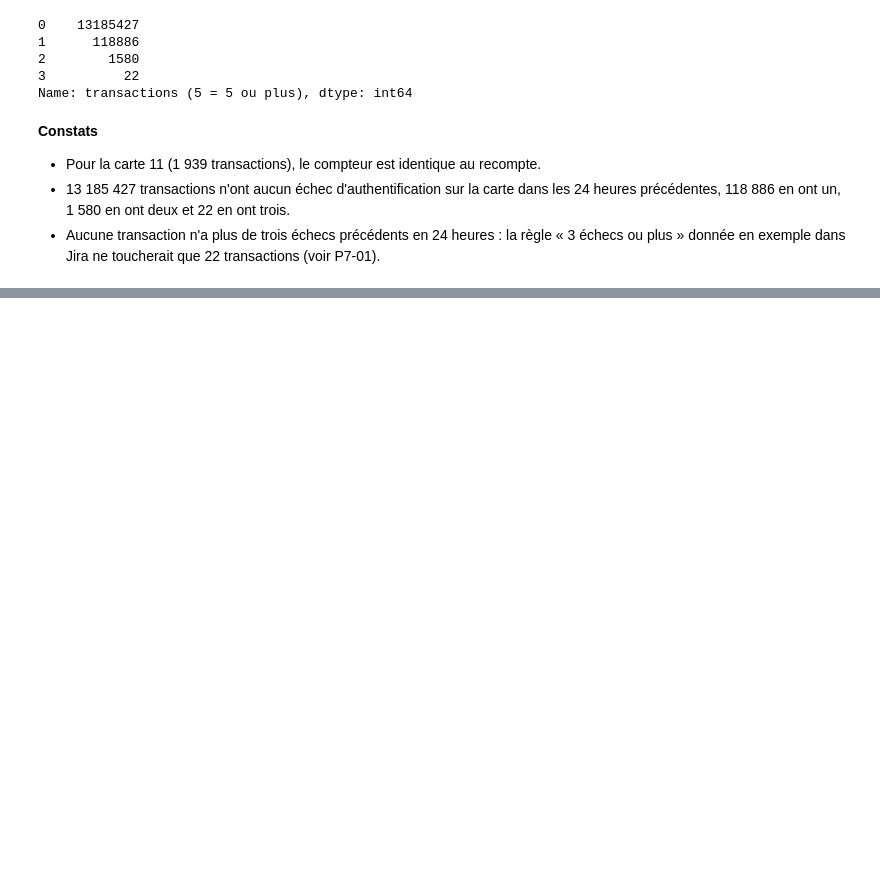
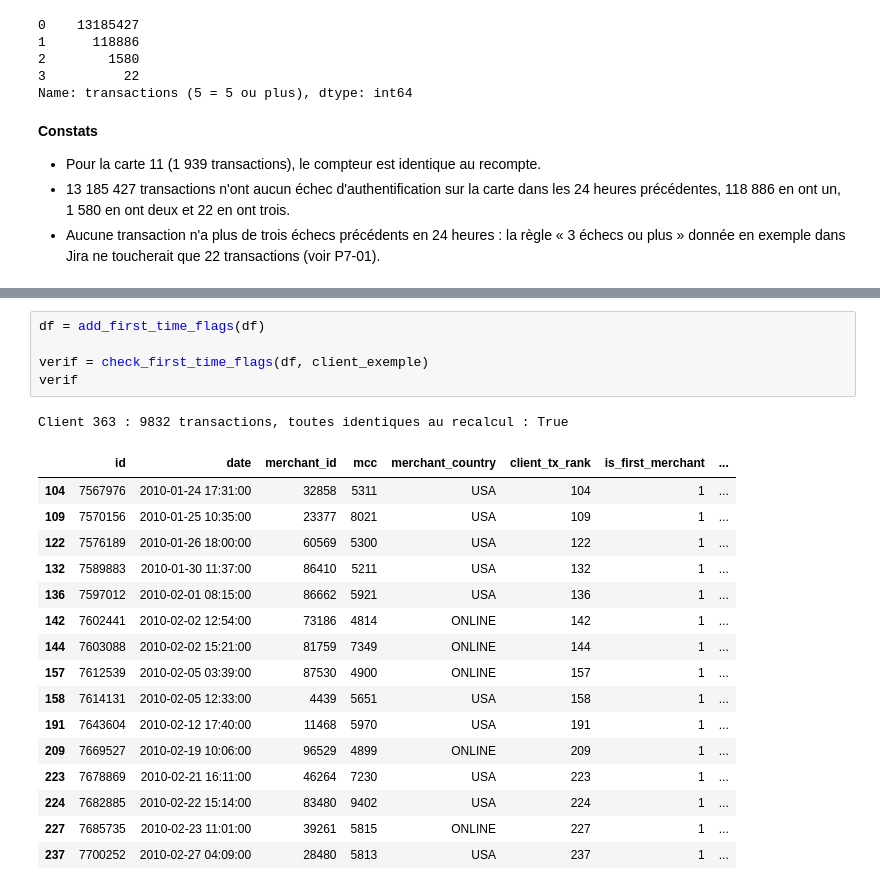
Before and after one commit to gorfanalyst-hue/projet5-fraude-bancaire, a Jupyter notebook: notebooks/04_table_analyse.ipynb, the cells around one changed output, grey strips where cells are left out. Drawn from its saved outputs; the diff is of its cells as text; blank space fills up the shorter version.

```diff
--- a/notebooks/04_table_analyse.ipynb
+++ b/notebooks/04_table_analyse.ipynb
@@ -321,0 +328,23 @@ Name: transactions (5 = 5 ou plus), dtype: int64
+# %%
+df = add_first_time_flags(df)
+
+verif = check_first_time_flags(df, client_exemple)
+verif
+# %% [output]
+Client 363 : 9832 transactions, toutes identiques au recalcul : True
+|  | id | date | merchant_id | mcc | merchant_country | client_tx_rank | is_first_merchant | ... |
+| 104 | 7567976 | 2010-01-24 17:31:00 | 32858 | 5311 | USA | 104 | 1 | ... |
+| 109 | 7570156 | 2010-01-25 10:35:00 | 23377 | 8021 | USA | 109 | 1 | ... |
+| 122 | 7576189 | 2010-01-26 18:00:00 | 60569 | 5300 | USA | 122 | 1 | ... |
+| 132 | 7589883 | 2010-01-30 11:37:00 | 86410 | 5211 | USA | 132 | 1 | ... |
+| 136 | 7597012 | 2010-02-01 08:15:00 | 86662 | 5921 | USA | 136 | 1 | ... |
+| 142 | 7602441 | 2010-02-02 12:54:00 | 73186 | 4814 | ONLINE | 142 | 1 | ... |
+| 144 | 7603088 | 2010-02-02 15:21:00 | 81759 | 7349 | ONLINE | 144 | 1 | ... |
+| 157 | 7612539 | 2010-02-05 03:39:00 | 87530 | 4900 | ONLINE | 157 | 1 | ... |
+| 158 | 7614131 | 2010-02-05 12:33:00 | 4439 | 5651 | USA | 158 | 1 | ... |
+| 191 | 7643604 | 2010-02-12 17:40:00 | 11468 | 5970 | USA | 191 | 1 | ... |
+| 209 | 7669527 | 2010-02-19 10:06:00 | 96529 | 4899 | ONLINE | 209 | 1 | ... |
+| 223 | 7678869 | 2010-02-21 16:11:00 | 46264 | 7230 | USA | 223 | 1 | ... |
+| 224 | 7682885 | 2010-02-22 15:14:00 | 83480 | 9402 | USA | 224 | 1 | ... |
+| 227 | 7685735 | 2010-02-23 11:01:00 | 39261 | 5815 | ONLINE | 227 | 1 | ... |
+| 237 | 7700252 | 2010-02-27 04:09:00 | 28480 | 5813 | USA | 237 | 1 | ... |
```
Also changed, not shown: parts of 3 cells of this notebook, 1 other file.
